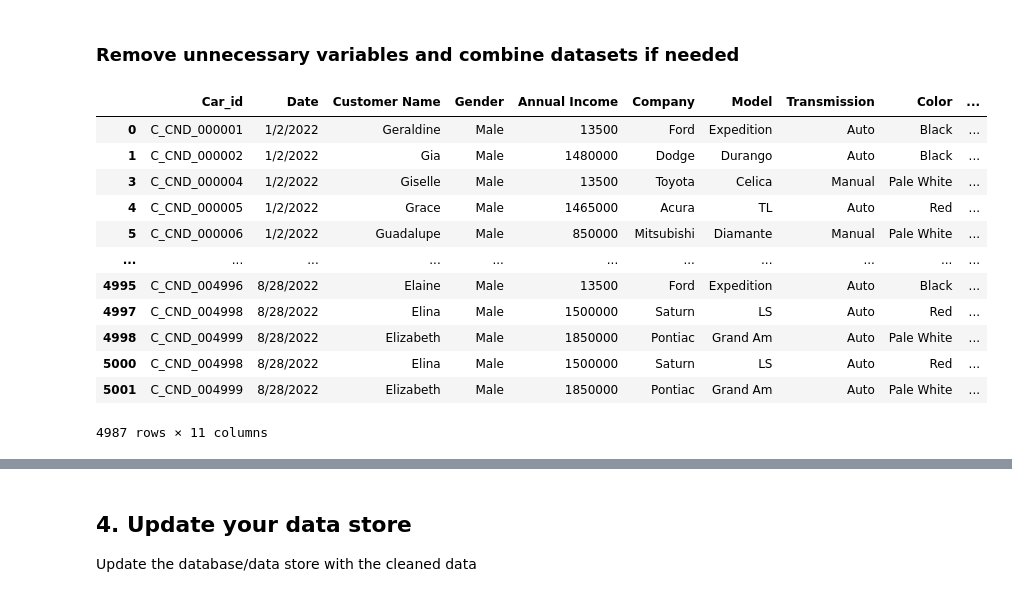
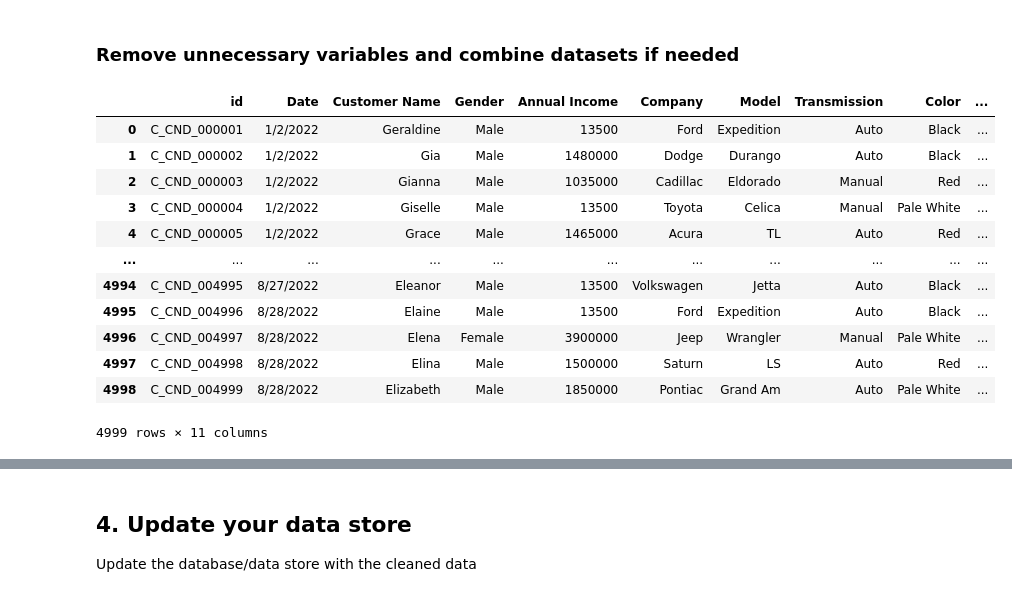
Before and after one commit to Giang-st1-00/data_science_final_exam, a Jupyter notebook: DA car_data (1).ipynb, the cells around one changed output, grey strips where cells are left out. Saved outputs shown, nothing was run; the diff lists cells and outputs as text; code cells hidden in the pictures.

```diff
--- a/DA car_data (1).ipynb
+++ b/DA car_data (1).ipynb
@@ -243,20 +233,7 @@ df1_copy
 # %%
 #FILL IN - Remove unnecessary variables and combine datasets
 df1_copy = df1_copy.drop(['Engine','Phone'],axis=1)
-# %%
-#FILL IN - Remove unnecessary variables and combine dataset
-df1_copy.dropna()
-# %% [output]
-|  | Car_id | Date | Customer Name | Gender | Annual Income | Company | Model | Transmission | Color | ... |
-| 0 | C_CND_000001 | 1/2/2022 | Geraldine | Male | 13500 | Ford | Expedition | Auto | Black | ... |
-| 1 | C_CND_000002 | 1/2/2022 | Gia | Male | 1480000 | Dodge | Durango | Auto | Black | ... |
-| 3 | C_CND_000004 | 1/2/2022 | Giselle | Male | 13500 | Toyota | Celica | Manual | Pale White | ... |
-| 4 | C_CND_000005 | 1/2/2022 | Grace | Male | 1465000 | Acura | TL | Auto | Red | ... |
-| 5 | C_CND_000006 | 1/2/2022 | Guadalupe | Male | 850000 | Mitsubishi | Diamante | Manual | Pale White | ... |
-| ... | ... | ... | ... | ... | ... | ... | ... | ... | ... | ... |
-| 4995 | C_CND_004996 | 8/28/2022 | Elaine | Male | 13500 | Ford | Expedition | Auto | Black | ... |
-| 4997 | C_CND_004998 | 8/28/2022 | Elina | Male | 1500000 | Saturn | LS | Auto | Red | ... |
-| 4998 | C_CND_004999 | 8/28/2022 | Elizabeth | Male | 1850000 | Pontiac | Grand Am | Auto | Pale White | ... |
-| 5000 | C_CND_004998 | 8/28/2022 | Elina | Male | 1500000 | Saturn | LS | Auto | Red | ... |
-| 5001 | C_CND_004999 | 8/28/2022 | Elizabeth | Male | 1850000 | Pontiac | Grand Am | Auto | Pale White | ... |
-4987 rows × 11 columns
+# %%
+df1_copy= df1_copy.drop_duplicates()
+# %%
+df1_copy = df1_copy.rename(columns = {'Car_id': 'id', 'Price ($)':'price'})
@@ -262,0 +242,16 @@ df1_copy.dropna()
+# %%
+df1_copy
+# %% [output]
+|  | id | Date | Customer Name | Gender | Annual Income | Company | Model | Transmission | Color | ... |
+| 0 | C_CND_000001 | 1/2/2022 | Geraldine | Male | 13500 | Ford | Expedition | Auto | Black | ... |
+| 1 | C_CND_000002 | 1/2/2022 | Gia | Male | 1480000 | Dodge | Durango | Auto | Black | ... |
+| 2 | C_CND_000003 | 1/2/2022 | Gianna | Male | 1035000 | Cadillac | Eldorado | Manual | Red | ... |
+| 3 | C_CND_000004 | 1/2/2022 | Giselle | Male | 13500 | Toyota | Celica | Manual | Pale White | ... |
+| 4 | C_CND_000005 | 1/2/2022 | Grace | Male | 1465000 | Acura | TL | Auto | Red | ... |
+| ... | ... | ... | ... | ... | ... | ... | ... | ... | ... | ... |
+| 4994 | C_CND_004995 | 8/27/2022 | Eleanor | Male | 13500 | Volkswagen | Jetta | Auto | Black | ... |
+| 4995 | C_CND_004996 | 8/28/2022 | Elaine | Male | 13500 | Ford | Expedition | Auto | Black | ... |
+| 4996 | C_CND_004997 | 8/28/2022 | Elena | Female | 3900000 | Jeep | Wrangler | Manual | Pale White | ... |
+| 4997 | C_CND_004998 | 8/28/2022 | Elina | Male | 1500000 | Saturn | LS | Auto | Red | ... |
+| 4998 | C_CND_004999 | 8/28/2022 | Elizabeth | Male | 1850000 | Pontiac | Grand Am | Auto | Pale White | ... |
+4999 rows × 11 columns
```
Also changed, not shown: parts of 7 cells of this notebook.
